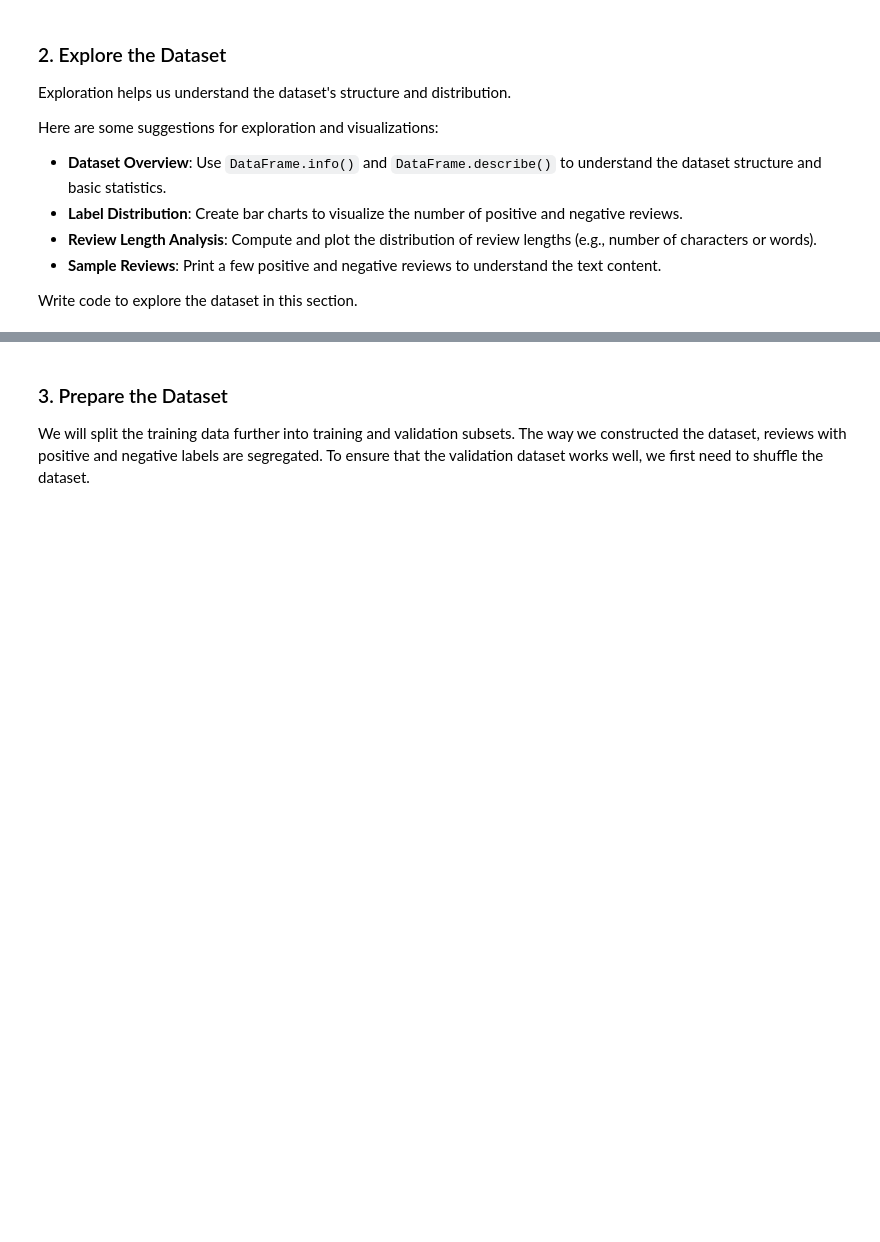
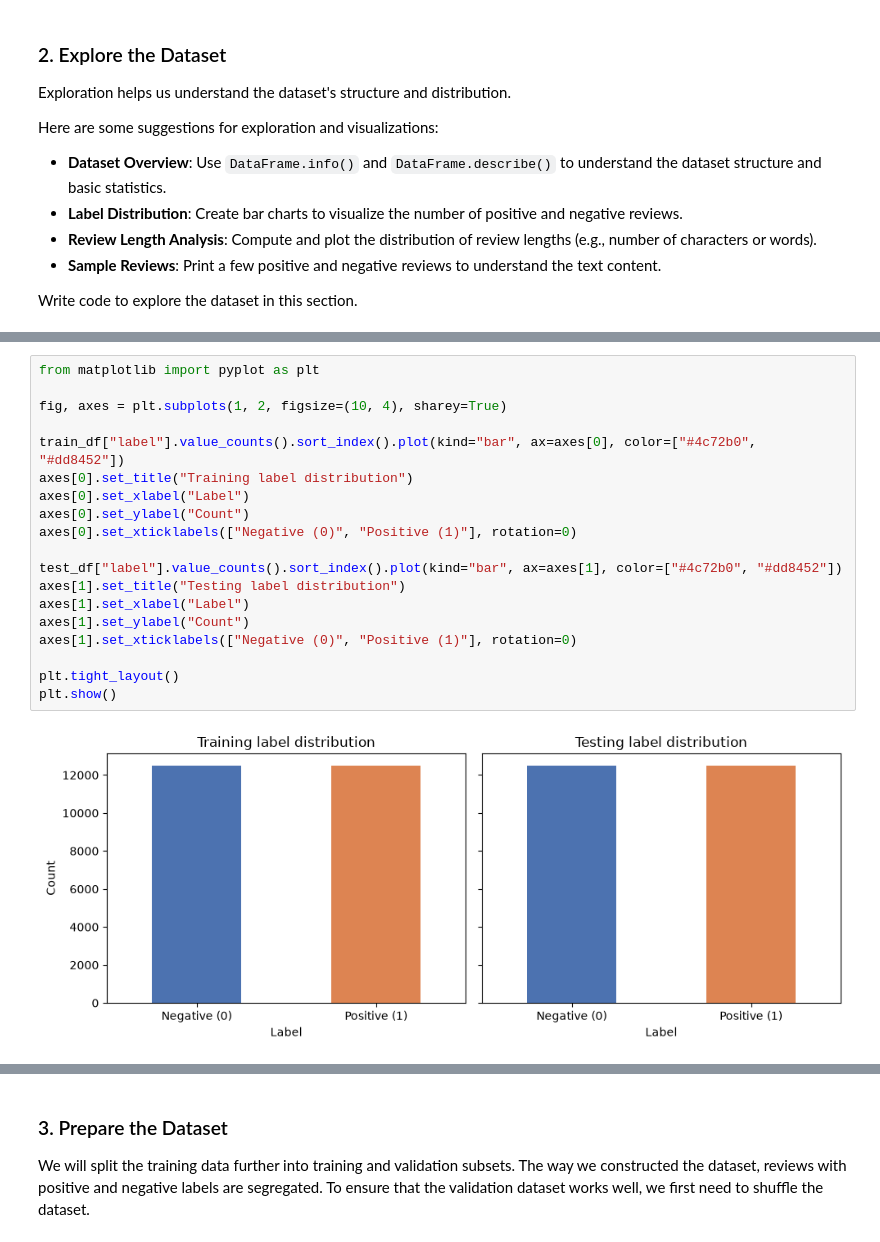
Before and after one commit to marcusholmgren/sturdy-fiesta, a Jupyter notebook: SentimentScope.ipynb, the cells around one changed output, grey strips where cells are left out. Saved outputs shown, nothing was run; the diff lists cells and outputs as text; blank space fills up the shorter version.

```diff
--- a/SentimentScope.ipynb
+++ b/SentimentScope.ipynb
@@ -188,0 +213,21 @@ Write code to explore the dataset in this section.
+# %%
+from matplotlib import pyplot as plt
+
+fig, axes = plt.subplots(1, 2, figsize=(10, 4), sharey=True)
+
+train_df["label"].value_counts().sort_index().plot(kind="bar", ax=axes[0], color=["#4c72b0", "#dd8452"])
+axes[0].set_title("Training label distribution")
+axes[0].set_xlabel("Label")
+axes[0].set_ylabel("Count")
+axes[0].set_xticklabels(["Negative (0)", "Positive (1)"], rotation=0)
+
+test_df["label"].value_counts().sort_index().plot(kind="bar", ax=axes[1], color=["#4c72b0", "#dd8452"])
+axes[1].set_title("Testing label distribution")
+axes[1].set_xlabel("Label")
+axes[1].set_ylabel("Count")
+axes[1].set_xticklabels(["Negative (0)", "Positive (1)"], rotation=0)
+
+plt.tight_layout()
+plt.show()
+# %% [output]
+[figure, added]
```
Also changed, not shown: parts of 54 cells of this notebook.
